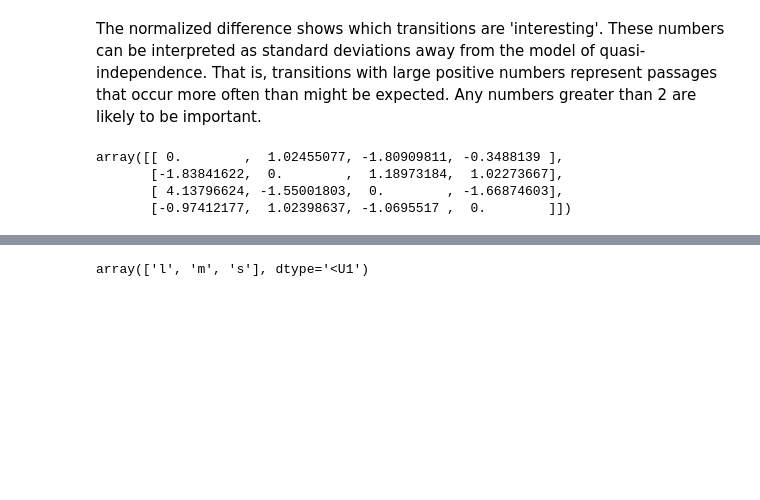
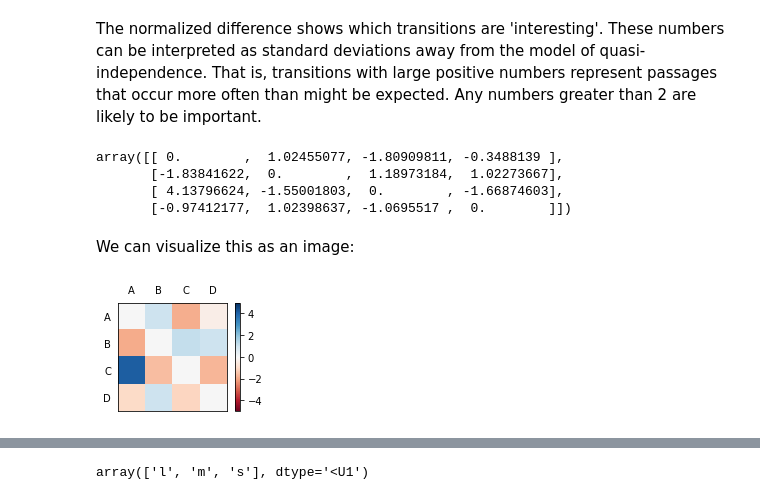
Before and after one commit to agilescientific/striplog, a Jupyter notebook: tutorial/Markov_chains.ipynb, the cells around one changed output, grey strips where cells are left out. Cells and saved outputs as stored; diff of their text form; code cells hidden in the pictures; blank space fills up the shorter version.

```diff
--- a/tutorial/Markov_chains.ipynb
+++ b/tutorial/Markov_chains.ipynb
@@ -345,4 +496,10 @@ array([[ 0.        ,  1.02455077, -1.80909811, -0.3488139 ],
        [-1.83841622,  0.        ,  1.18973184,  1.02273667],
        [ 4.13796624, -1.55001803,  0.        , -1.66874603],
        [-0.97412177,  1.02398637, -1.0695517 ,  0.        ]])
+# %% [markdown]
+We can visualize this as an image:
+# %%
+m.plot_norm_diff()
+# %% [output]
+[figure, added]
 # %% [markdown]
```
Also changed, not shown: parts of 40 cells of this notebook.
